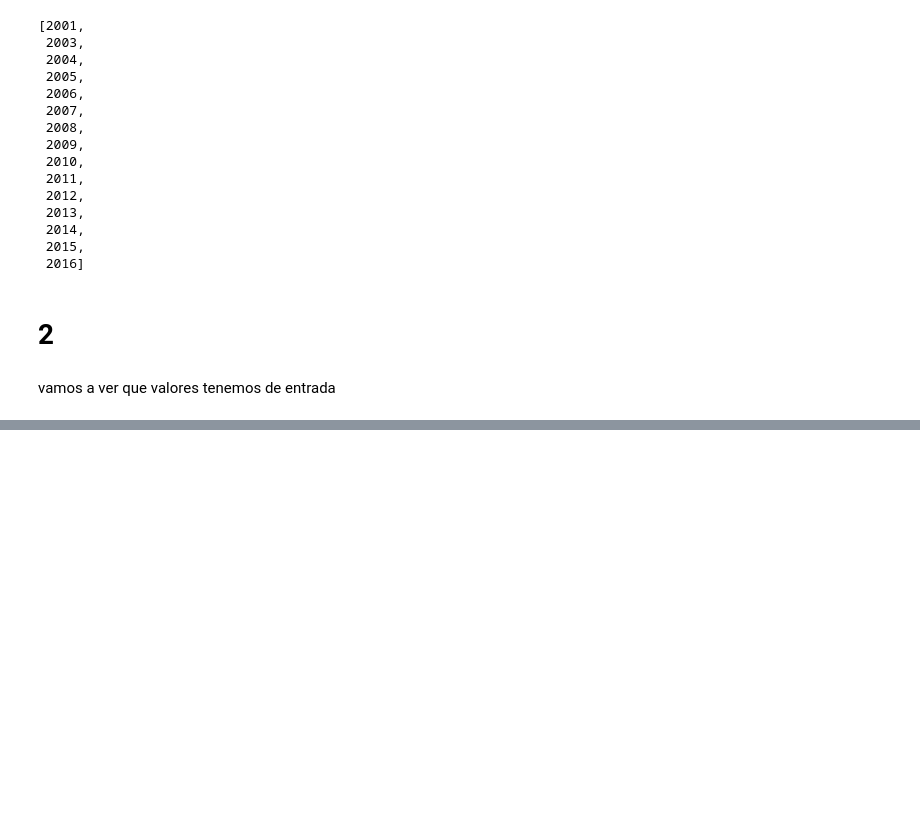
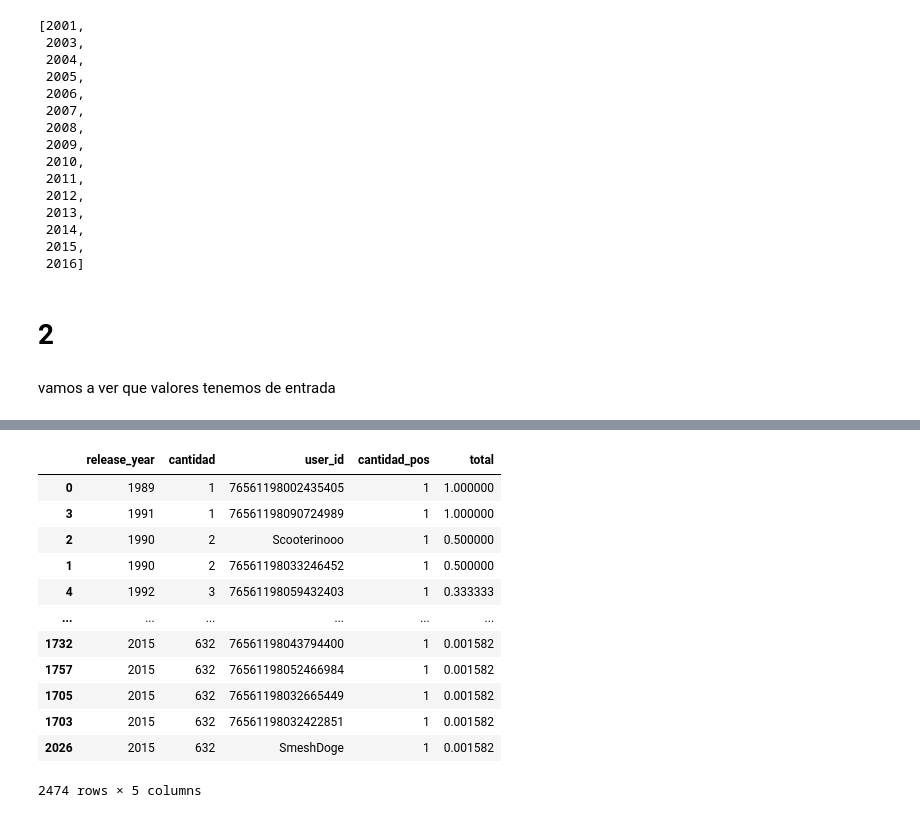
Before and after one commit to rodcordova/data_16_recomendacion, a Jupyter notebook: games_eda_etl.ipynb, the cells around one changed output, grey strips where cells are left out. Drawn from its saved outputs; the diff is of its cells as text; code cells hidden in the pictures; blank space fills up the shorter version.

```diff
--- a/games_eda_etl.ipynb
+++ b/games_eda_etl.ipynb
@@ -602,0 +721,4 @@ vamos a ver que valores tenemos de entrada
+# %%
+cantpos = df_total.groupby(['release_year','user_id'])['recommend'].agg([('cantidad_pos',lambda x:(x==True).count())])
+cantpos=cantpos.reset_index()
+cantpos
@@ -602,0 +755,4 @@ vamos a ver que valores tenemos de entrada
+# %%
+# Combinar DataFrames utilizando 'merge'
+resultado = top_developers.merge(cantpos, on='release_year', how='outer')
+resultado
@@ -602,0 +773,17 @@ vamos a ver que valores tenemos de entrada
+# %%
+resultado=resultado.sort_values(by='total', ascending=False)
+resultado
+# %% [output]
+|  | release_year | cantidad | user_id | cantidad_pos | total |
+| 0 | 1989 | 1 | 76561198002435405 | 1 | 1.000000 |
+| 3 | 1991 | 1 | 76561198090724989 | 1 | 1.000000 |
+| 2 | 1990 | 2 | Scooterinooo | 1 | 0.500000 |
+| 1 | 1990 | 2 | 76561198033246452 | 1 | 0.500000 |
+| 4 | 1992 | 3 | 76561198059432403 | 1 | 0.333333 |
+| ... | ... | ... | ... | ... | ... |
+| 1732 | 2015 | 632 | 76561198043794400 | 1 | 0.001582 |
+| 1757 | 2015 | 632 | 76561198052466984 | 1 | 0.001582 |
+| 1705 | 2015 | 632 | 76561198032665449 | 1 | 0.001582 |
+| 1703 | 2015 | 632 | 76561198032422851 | 1 | 0.001582 |
+| 2026 | 2015 | 632 | SmeshDoge | 1 | 0.001582 |
+2474 rows × 5 columns
```
Also changed, not shown: parts of 28 cells of this notebook, 1 other file.
